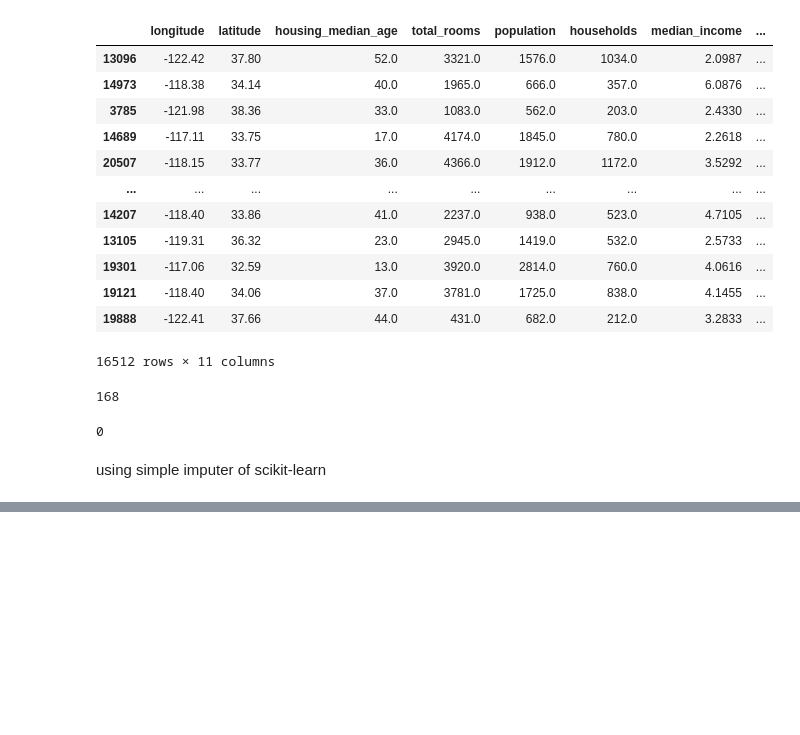
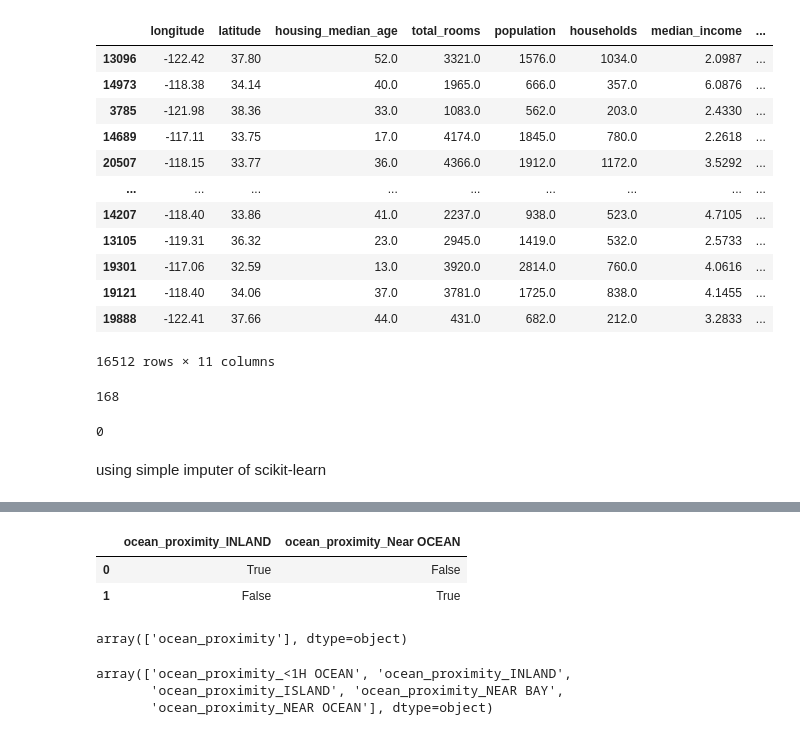
Before and after one commit to ujjwal-basnet/Hands-on-Machine-Learning-with-Scikit-Learn-Keras-and-TensorFlow, a Jupyter notebook: end-to-end-ml-project/code.ipynb, the cells around one changed output, grey strips where cells are left out. Cells and saved outputs as stored; diff of their text form; code cells hidden in the pictures; blank space fills up the shorter version.

```diff
--- a/end-to-end-ml-project/code.ipynb
+++ b/end-to-end-ml-project/code.ipynb
@@ -499,0 +598,11 @@ dtype: float64
+# %%
+test2 = pd.get_dummies(pd.DataFrame({"ocean_proximity" : ['INLAND' , 'Near OCEAN']} ))
+# %%
+
+#use get_dummues for short datasets use ohe hot encooding for more optimal and long datasets
+
+test2
+# %% [output]
+|  | ocean_proximity_INLAND | ocean_proximity_Near OCEAN |
+| 0 | True | False |
+| 1 | False | True |
@@ -499,0 +615,10 @@ dtype: float64
+# %%
+ohe2.feature_names_in_
+# %% [output]
+array(['ocean_proximity'], dtype=object)
+# %%
+ohe2.get_feature_names_out()
+# %% [output]
+array(['ocean_proximity_<1H OCEAN', 'ocean_proximity_INLAND',
+       'ocean_proximity_ISLAND', 'ocean_proximity_NEAR BAY',
+       'ocean_proximity_NEAR OCEAN'], dtype=object)
```
Also changed, not shown: parts of 25 cells of this notebook.
